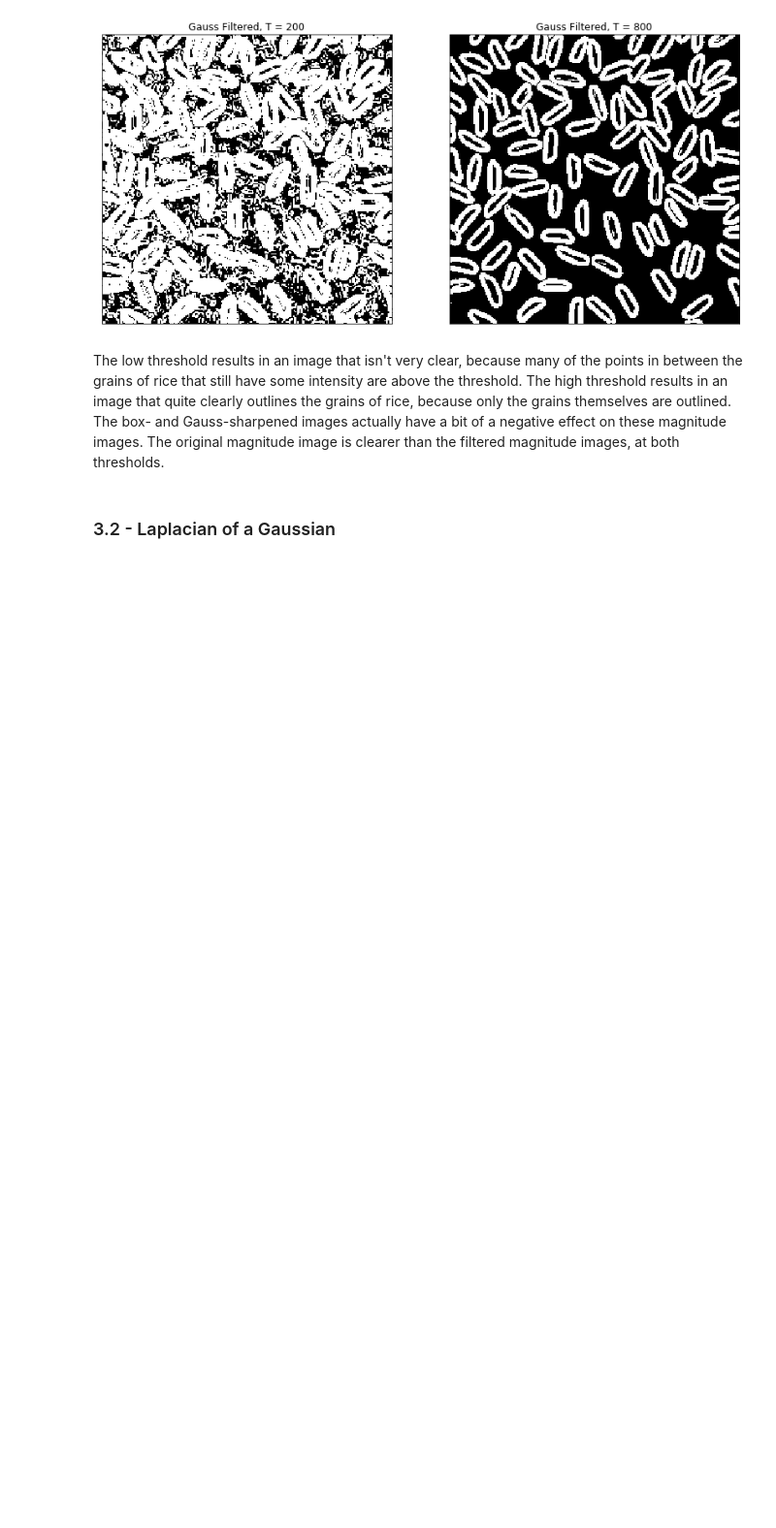
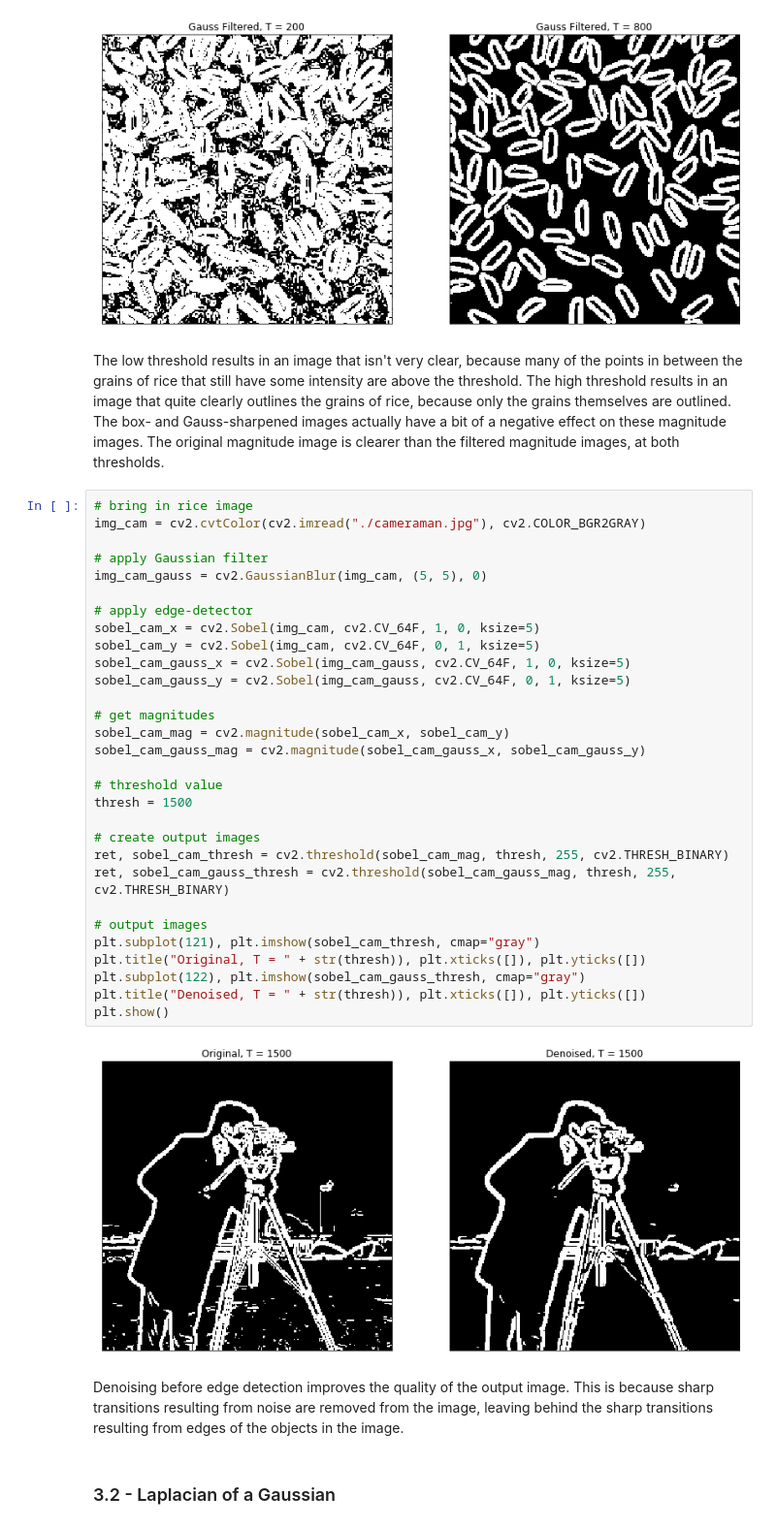
Before and after one commit to alexanderhale/ECSE415, a Jupyter notebook: Assignment_1/Assignment1.ipynb, the cells around one changed output. Shown at 97% size. Drawn from its saved outputs; the diff is of its cells as text; blank space fills up the shorter version.

```diff
--- a/Assignment_1/Assignment1.ipynb
+++ b/Assignment_1/Assignment1.ipynb
@@ -303,6 +303,40 @@ plt.show()
 [figure]
 # %% [markdown]
 The low threshold results in an image that isn't very clear, because many of the points in between the grains of rice that still have some intensity are above the threshold. The high threshold results in an image that quite clearly outlines the grains of rice, because only the grains themselves are outlined. The box- and Gauss-sharpened images actually have a bit of a negative effect on these magnitude images. The original magnitude image is clearer than the filtered magnitude images, at both thresholds.
+# %%
+# bring in rice image
+img_cam = cv2.cvtColor(cv2.imread("./cameraman.jpg"), cv2.COLOR_BGR2GRAY)
+
+# apply Gaussian filter
+img_cam_gauss = cv2.GaussianBlur(img_cam, (5, 5), 0)
+
+# apply edge-detector
+sobel_cam_x = cv2.Sobel(img_cam, cv2.CV_64F, 1, 0, ksize=5)
+sobel_cam_y = cv2.Sobel(img_cam, cv2.CV_64F, 0, 1, ksize=5)
+sobel_cam_gauss_x = cv2.Sobel(img_cam_gauss, cv2.CV_64F, 1, 0, ksize=5)
+sobel_cam_gauss_y = cv2.Sobel(img_cam_gauss, cv2.CV_64F, 0, 1, ksize=5)
+
+# get magnitudes
+sobel_cam_mag = cv2.magnitude(sobel_cam_x, sobel_cam_y)
+sobel_cam_gauss_mag = cv2.magnitude(sobel_cam_gauss_x, sobel_cam_gauss_y)
+
+# threshold value
+thresh = 1500
+
+# create output images
+ret, sobel_cam_thresh = cv2.threshold(sobel_cam_mag, thresh, 255, cv2.THRESH_BINARY)
+ret, sobel_cam_gauss_thresh = cv2.threshold(sobel_cam_gauss_mag, thresh, 255, cv2.THRESH_BINARY)
+
+# output images
+plt.subplot(121), plt.imshow(sobel_cam_thresh, cmap="gray")
+plt.title("Original, T = " + str(thresh)), plt.xticks([]), plt.yticks([])
+plt.subplot(122), plt.imshow(sobel_cam_gauss_thresh, cmap="gray")
+plt.title("Denoised, T = " + str(thresh)), plt.xticks([]), plt.yticks([])
+plt.show()
+# %% [output]
+[figure, added]
+# %% [markdown]
+Denoising before edge detection improves the quality of the output image. This is because sharp transitions resulting from noise are removed from the image, leaving behind the sharp transitions resulting from edges of the objects in the image.
 # %% [markdown]
 ### 3.2 - Laplacian of a Gaussian
 # %%
```
Also changed, not shown: parts of 1 cell of this notebook.
